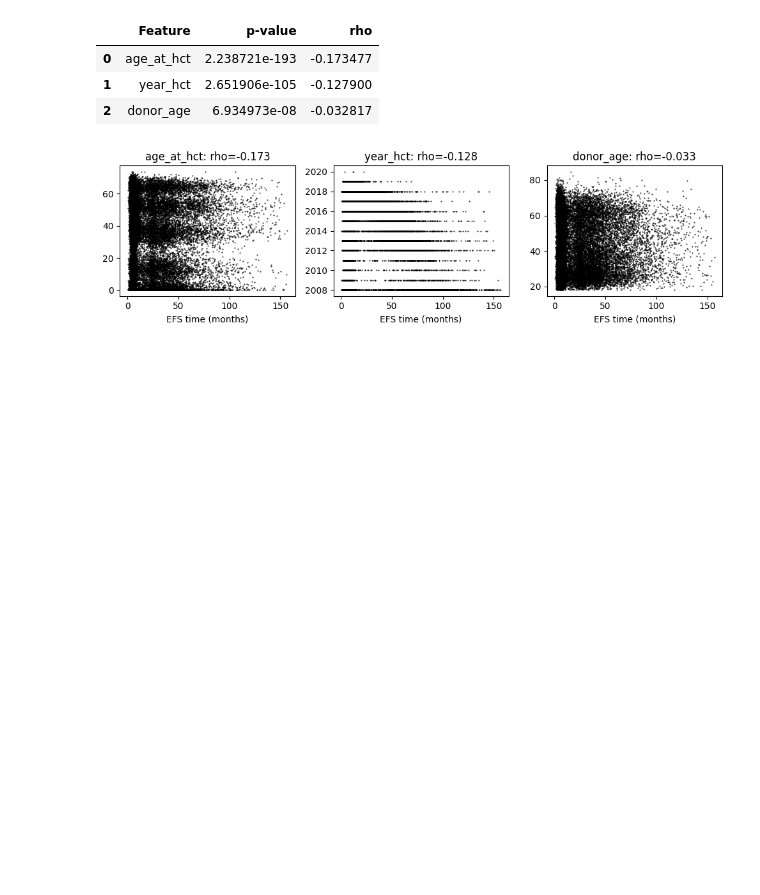
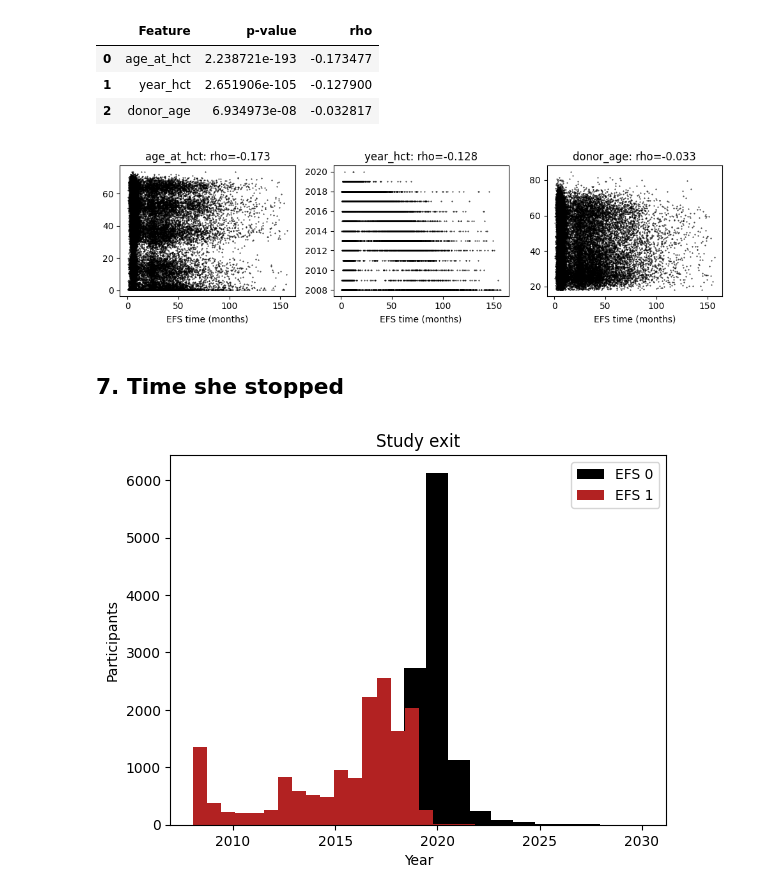
Before and after one commit to gperdrizet/HSCT_survival, a Jupyter notebook: notebooks/01.1-EDA_feature_inspection.ipynb, the cells around one changed output. Drawn from its saved outputs; the diff is of its cells as text; code cells hidden in the pictures; blank space fills up the shorter version.

```diff
--- a/notebooks/01.1-EDA_feature_inspection.ipynb
+++ b/notebooks/01.1-EDA_feature_inspection.ipynb
@@ -649,3 +654,6 @@ memory usage: 13.2+ MB
+# %%
+data_df.set_index('ID', drop=True, inplace=True)
+data_df.to_parquet(translated_features_file)
 # %% [markdown]
 ## 6. Feature-label interactions
 
@@ -961,3 +963,19 @@ for i, row in spearman_results_df.iterrows():
 fig.tight_layout()
 # %% [output]
 [figure]
+# %% [markdown]
+## 7. Time she stopped
+# %%
+data_df['exit_year']=data_df['year_hct']+data_df['efs_time']/12
+efs_neg_df=data_df[data_df['efs'] == 0]
+efs_pos_df=data_df[data_df['efs'] == 1]
+
+plt.title('Study exit')
+plt.hist(efs_neg_df['exit_year'], bins=20, color='black', label='EFS 0')
+plt.hist(efs_pos_df['exit_year'], bins=20, color='firebrick', label='EFS 1')
+plt.xlabel('Year')
+plt.ylabel('Participants')
+plt.legend(loc='upper right')
+plt.show()
+# %% [output]
+[figure, added]
```
Also changed, not shown: parts of 5 cells of this notebook.
